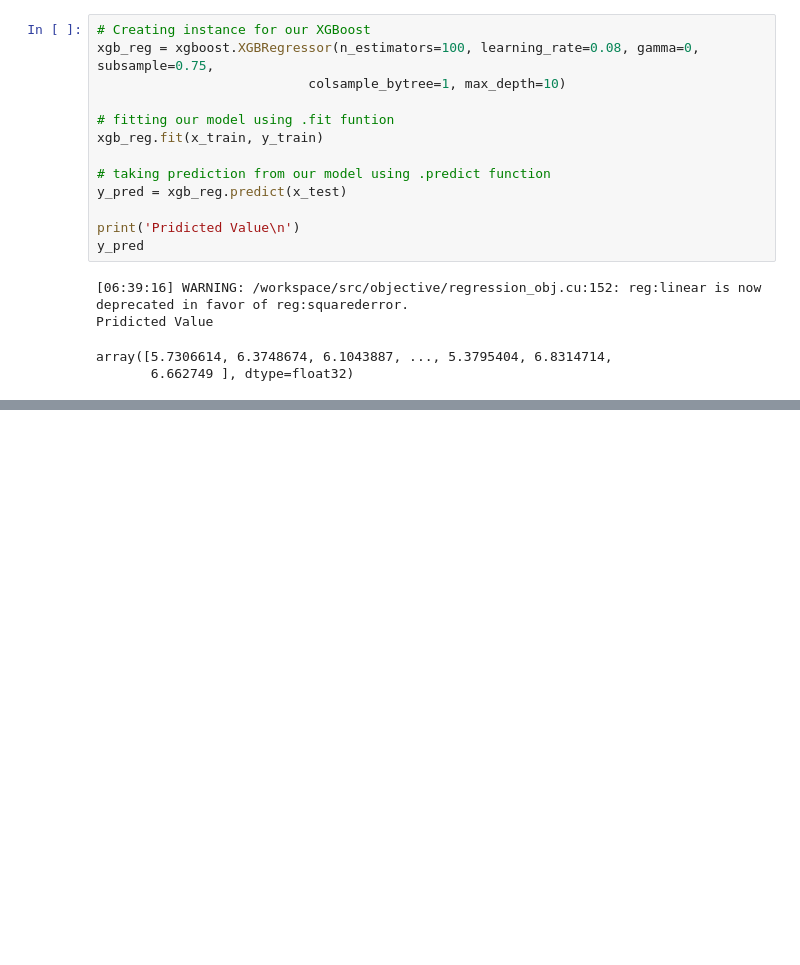
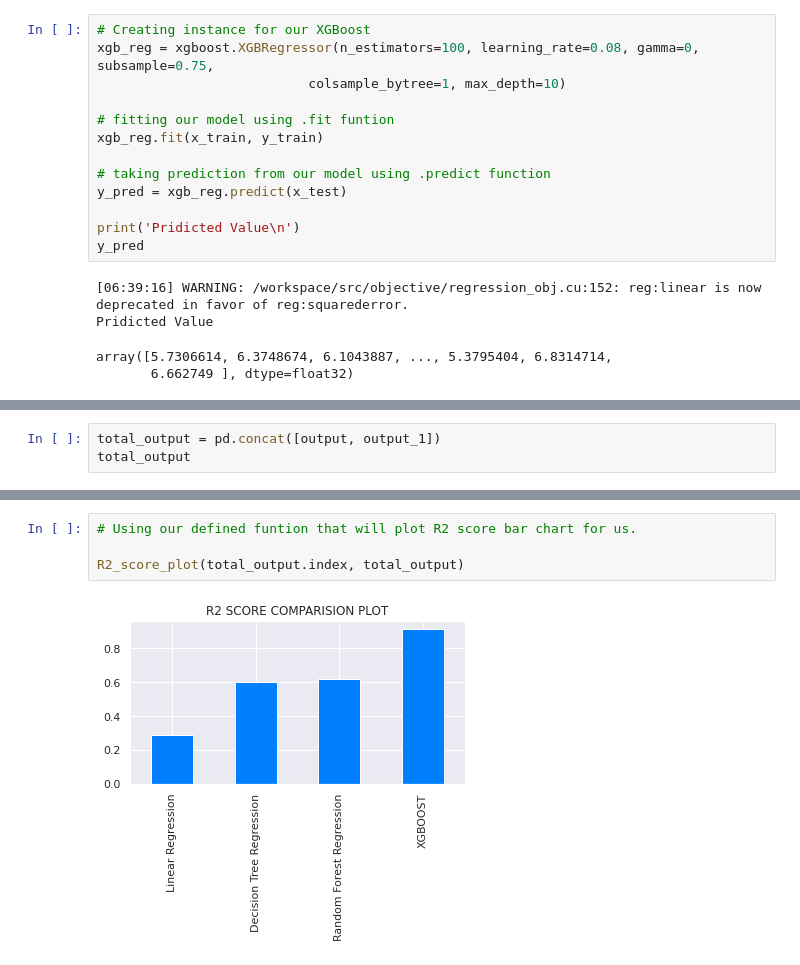
Before and after one commit to pinky-thakur/NYC_Taxi_Trip_Time_Prediction_Capstone_Project, a Jupyter notebook: NYC_Taxi_Trip_Time_Prediction_Capstone_Project.ipynb, the cells around one changed output, grey strips where cells are left out. Cells and saved outputs as stored; diff of their text form; blank space fills up the shorter version.

```diff
--- a/NYC_Taxi_Trip_Time_Prediction_Capstone_Project.ipynb
+++ b/NYC_Taxi_Trip_Time_Prediction_Capstone_Project.ipynb
@@ -2043,0 +2063,3 @@ array([5.7306614, 6.3748674, 6.1043887, ..., 5.3795404, 6.8314714,
+# %%
+total_output = pd.concat([output, output_1])
+total_output
@@ -2043,0 +2072,6 @@ array([5.7306614, 6.3748674, 6.1043887, ..., 5.3795404, 6.8314714,
+# %%
+# Using our defined funtion that will plot R2 score bar chart for us.
+
+R2_score_plot(total_output.index, total_output)
+# %% [output]
+[figure, added]
```
Also changed, not shown: parts of 44 cells of this notebook.
